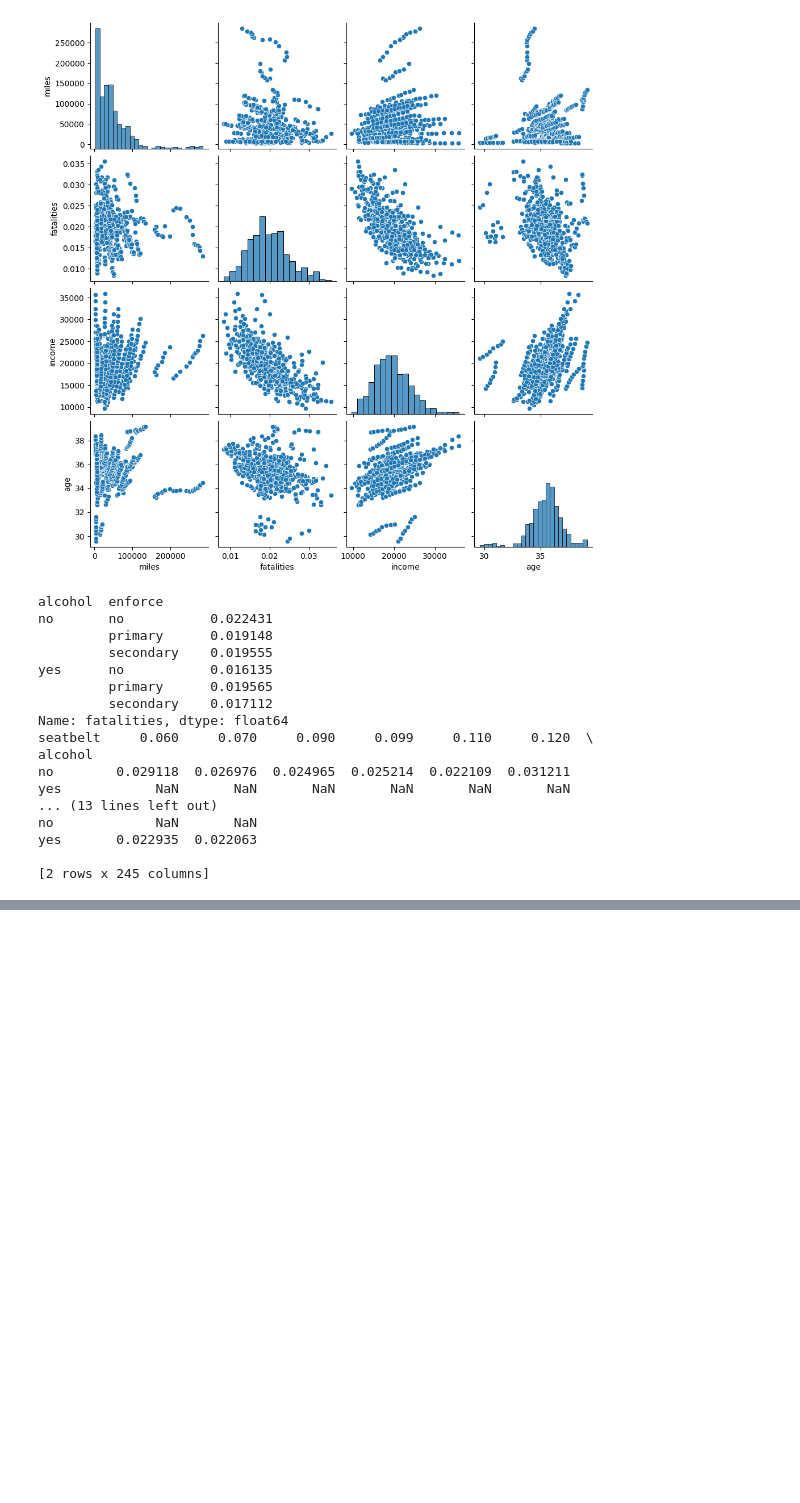
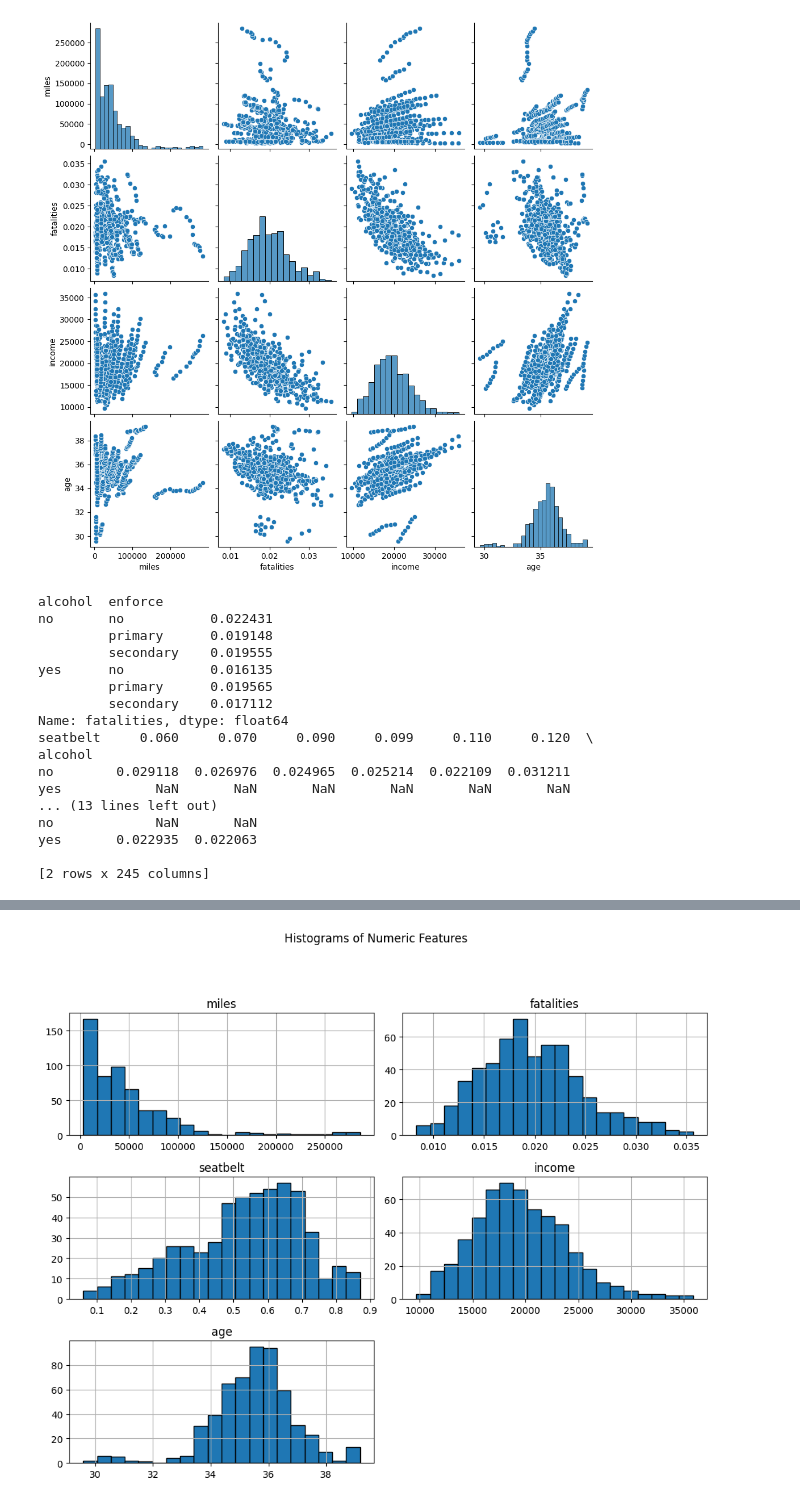
Before and after one commit to Gayatri2912/22BDS0126, a Jupyter notebook: 22bds0126.ipynb, the cells around one changed output, grey strips where cells are left out. Drawn from its saved outputs; the diff is of its cells as text; code cells hidden in the pictures; blank space fills up the shorter version.

```diff
--- a/22bds0126.ipynb
+++ b/22bds0126.ipynb
@@ -193,3 +193,82 @@ no             NaN       NaN
 yes       0.022935  0.022063
 
 [2 rows x 245 columns]
+# %%
+import pandas as pd
+import numpy as np
+import matplotlib.pyplot as plt
+import seaborn as sns
+
+# --- PROJECT START: SETUP AND CLEANING ---
+
+# Load dataset
+# Ensure this URL is correct and accessible in your environment
+url = "https://raw.githubusercontent.com/salemprakash/EDA/main/Data/USSeatBelts.csv"
+try:
+    df = pd.read_csv(url)
+except Exception as e:
+    print(f"Error loading data: {e}. Please check the file path or network connection.")
+    # Exit or handle error gracefully if loading fails
+    # return
+
+# Drop missing rows in 'seatbelt' (as per your previous cleaning)
+df = df.dropna(subset=['seatbelt'])
+
+# Define column groups
+numeric_cols = ['miles', 'fatalities', 'seatbelt', 'income', 'age']
+categorical_cols = ['speed65', 'speed70', 'drinkage', 'alcohol', 'enforce']
+
+print("Dataset loaded and cleaned. Starting 1D Analysis...\n")
+
+
+# --- 1D ANALYSIS: SKEWNESS, KURTOSIS, AND QUANTILES ---
+
+
+print("--- 1D Analysis: Skewness and Kurtosis ---")
+# Skewness measures the asymmetry of the distribution (long tails).
+# Kurtosis measures the 'tailedness' or presence of outliers.
+skew_kurt = pd.DataFrame({
+    'Skewness': df[numeric_cols].skew(),
+    'Kurtosis': df[numeric_cols].kurt()
+})
+print(skew_kurt)
+
+print("\n--- 1D Analysis: Quantiles (Distribution Summary) ---")
+# Quantiles provide a precise summary of data spread, crucial for assessing non-normal data.
+quantiles = df[numeric_cols].quantile([0.25, 0.5, 0.75, 0.90, 0.95])
+print(quantiles)
+
+
+# --- 1D ANALYSIS: FREQUENCY DISTRIBUTIONS ---
+
+
+print("\n--- 1D Analysis: Categorical Variable Frequency Distributions ---")
+for col in categorical_cols:
+    print(f"\nFrequency Distribution for '{col}':")
+    # Displays the percentage distribution of each category
+    print(df[col].value_counts(normalize=True).mul(100).round(2).astype(str) + '%')
+
+
+# --- 1D PLOTTING: HISTOGRAMS AND COUNTPLOTS ---
+
+
+# 1. Histograms for Numeric Columns (Frequency Distribution Visualization)
+# Visualize the shape of the distributions, confirming skewness/kurtosis visually.
+df[numeric_cols].hist(figsize=(10, 8), bins=20, edgecolor='black')
+plt.suptitle('Histograms of Numeric Features', y=1.02)
+plt.tight_layout(rect=[0, 0, 1, 0.96]) # Adjust layout to make room for suptitle
+plt.show()
+
+# 2. Countplots for Categorical Columns
+# Visualize the frequency of each category.
+plt.figure(figsize=(15, 5))
+for i, col in enumerate(categorical_cols):
+    plt.subplot(1, 5, i + 1)
+    # Corrected code to suppress the FutureWarning: assign 'x' to 'hue' and set legend=False
+    sns.countplot(x=col, data=df, palette='viridis', hue=col, legend=False)
+    plt.title(f'Countplot of {col}')
+    plt.xlabel(col)
+    plt.ylabel('Count')
+plt.tight_layout()
+plt.show()
+# %% [output]
@@ -195,0 +292 @@ yes       0.022935  0.022063
+[figure, added]
```
Also changed, not shown: parts of 6 cells of this notebook.
